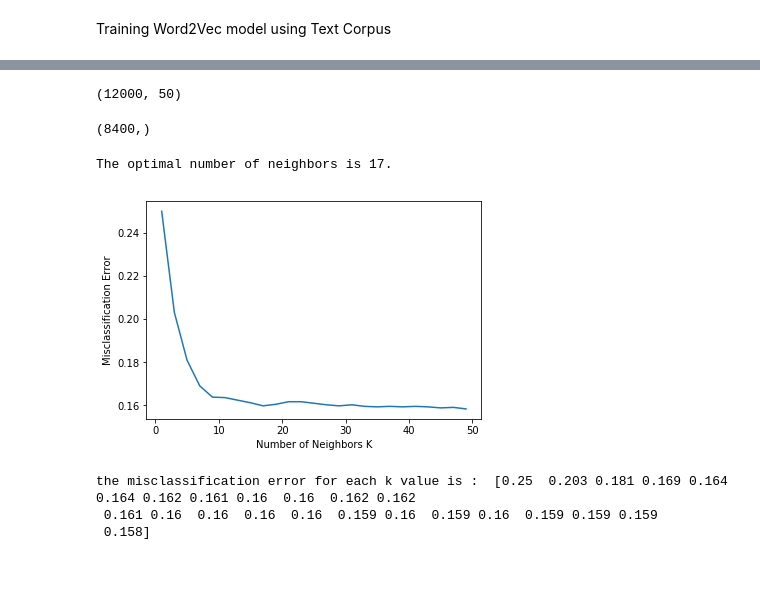
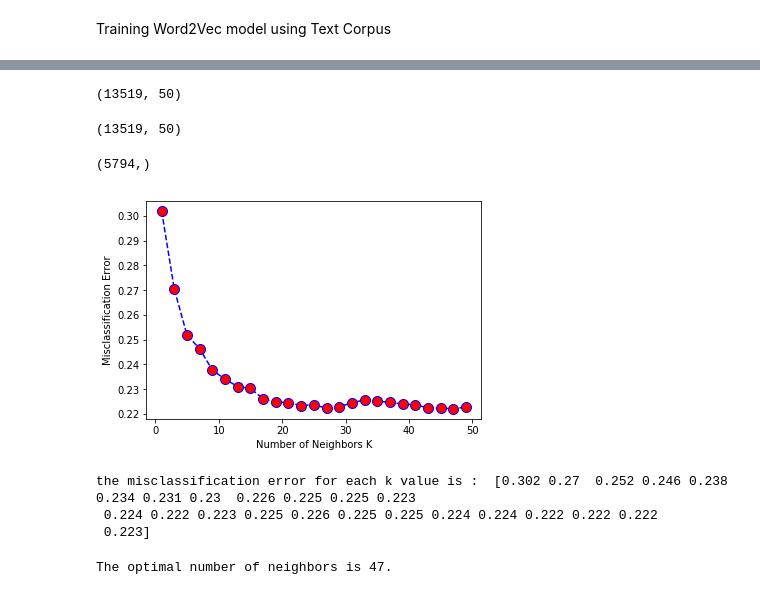
Before and after one commit to proyaschet/machine_learning, a Jupyter notebook: Knn- Implementation/Avg_W2V_KNN.ipynb, the cells around one changed output, grey strips where cells are left out. Cells and saved outputs as stored; diff of their text form; code cells hidden in the pictures.

```diff
--- a/Knn- Implementation/Avg_W2V_KNN.ipynb
+++ b/Knn- Implementation/Avg_W2V_KNN.ipynb
@@ -84,39 +140,37 @@ l.shape
 # %%
 from sklearn.preprocessing import StandardScaler
-standardized_data = StandardScaler().fit_transform(sent_vectors_final)
-standardized_data.shape
+s = StandardScaler()
-# %% [output]
-(12000, 50)
-# %%
-from sklearn.model_selection import train_test_split
-X_train, X_test, y_train, y_test = train_test_split(standardized_data, l, test_size=0.3, random_state=0)
+# %%
+standardized_data = s.fit_transform(sent_vectors_final_train)
+standardized_data.shape
+# %% [output]
+(13519, 50)
+# %%
+standardized_data_test = s.transform(sent_vectors_final_test)
+standardized_data.shape
+# %% [output]
+(13519, 50)
 # %%
 y_train.shape
+y_test.shape
 # %% [output]
-(8400,)
+(5794,)
 # %%
-myList = list(range(0,50))
-neighbors = list(filter(lambda x: x % 2 != 0, myList))
-cv_scores = []
-for k in neighbors:
-    knn = KNeighborsClassifier(n_neighbors=k,algorithm='kd_tree', n_jobs = -1)
-    scores = cross_val_score(knn, X_train, y_train, cv=10, scoring='accuracy')
-    cv_scores.append(scores.mean())
+def kneigh(x,y,algo):
+    myList = list(range(0,50))
+    neighbors = list(filter(lambda x: x % 2 != 0, myList))
+    cv_scores = []
+    for k in neighbors:
+        knn = KNeighborsClassifier(n_neighbors=k,algorithm=algo, n_jobs = -1) # Creating K-NN classifier with KD3 Algorithm
+        scores = cross_val_score(knn, x, y, cv=10, scoring='accuracy')
+        cv_scores.append(scores.mean())
 
-MSE = [1 - x for x in cv_scores]
-optimal_k = neighbors[MSE.index(min(MSE))]
-print('\nThe optimal number of neighbors is %d.' % optimal_k)
+    MSE = [1 - x for x in cv_scores]
+    optimal_k = neighbors[MSE.index(min(MSE))]
+    plt.plot(neighbors, MSE,color='blue', linestyle='dashed', marker='o',markerfacecolor='red', markersize=10)
+    plt.xlabel('Number of Neighbors K')
+    plt.ylabel('Misclassification Error')
+    plt.show()
+
+    print("the misclassification error for each k value is : ", np.round(MSE,3))
+    return optimal_k
-# %% [output]
-The optimal number of neighbors is 17.
-# %%
-plt.plot(neighbors, MSE)
-plt.xlabel('Number of Neighbors K')
-plt.ylabel('Misclassification Error')
-plt.show()
-
-print("the misclassification error for each k value is : ", np.round(MSE,3))
-# %% [output]
-[figure, removed]
-the misclassification error for each k value is :  [0.25  0.203 0.181 0.169 0.164 0.164 0.162 0.161 0.16  0.16  0.162 0.162
- 0.161 0.16  0.16  0.16  0.16  0.159 0.16  0.159 0.16  0.159 0.159 0.159
- 0.158]
@@ -122,0 +186,11 @@ the misclassification error for each k value is :  [0.25  0.203 0.181 0.169 0.16
+# %%
+optimal_k = kneigh(standardized_data,y_train,'kd_tree')
+# %% [output]
+[figure, added]
+the misclassification error for each k value is :  [0.302 0.27  0.252 0.246 0.238 0.234 0.231 0.23  0.226 0.225 0.225 0.223
+ 0.224 0.222 0.223 0.225 0.226 0.225 0.225 0.224 0.224 0.222 0.222 0.222
+ 0.223]
+# %%
+print('\nThe optimal number of neighbors is %d.' % optimal_k)
+# %% [output]
+The optimal number of neighbors is 47.
```
Also changed, not shown: parts of 25 cells of this notebook.
